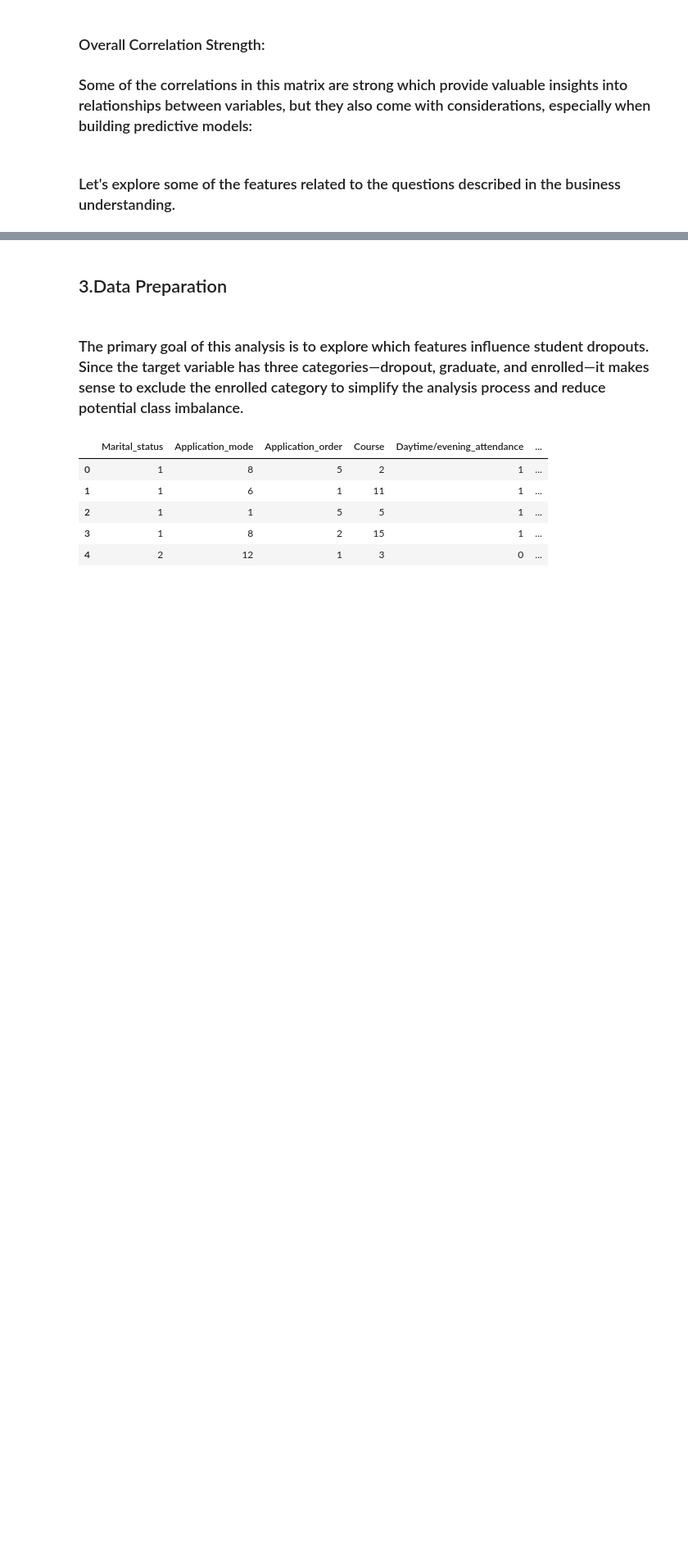
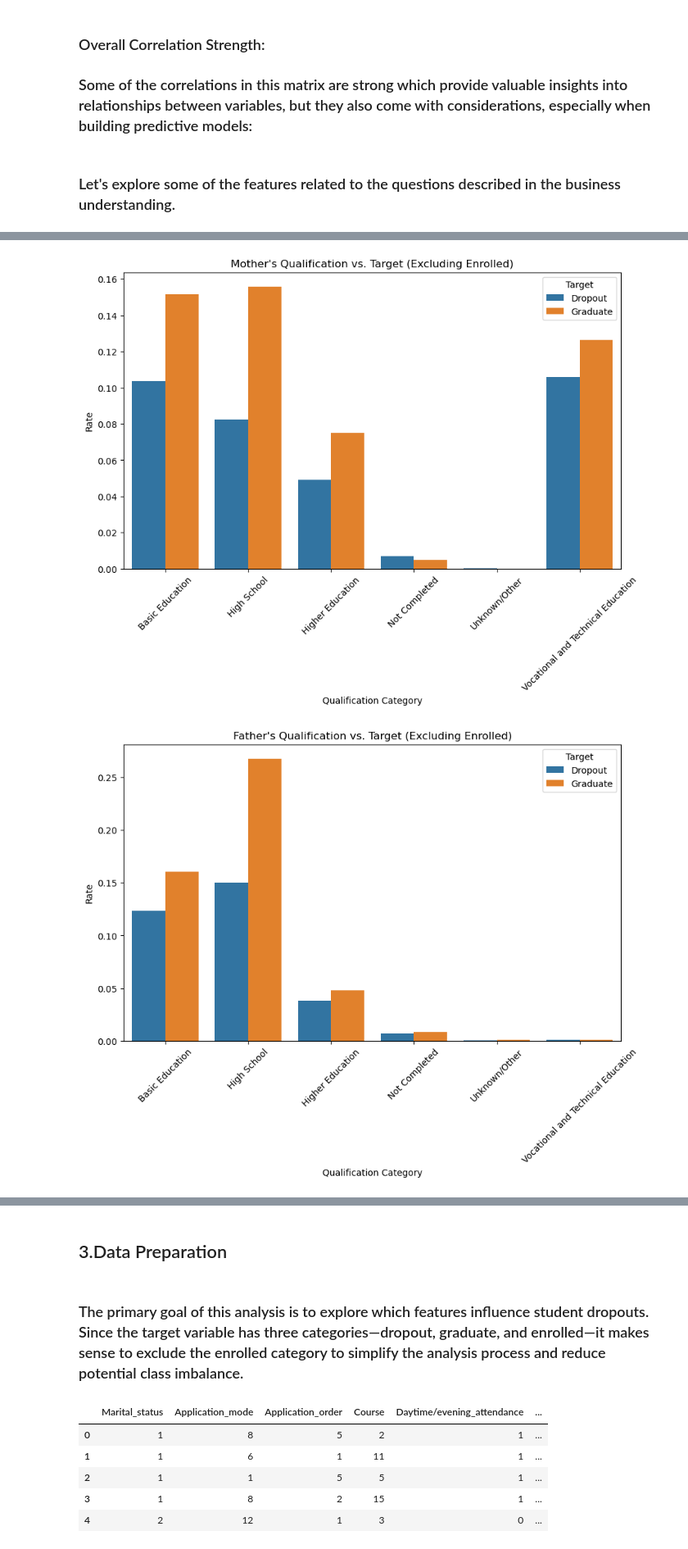
Before and after one commit to mrme77/School_DropOuts, a Jupyter notebook: Analysis.ipynb, the cells around one changed output, grey strips where cells are left out. Shown at 82% size. Saved outputs shown, nothing was run; the diff lists cells and outputs as text; code cells hidden in the pictures; blank space fills up the shorter version.

```diff
--- a/Analysis.ipynb
+++ b/Analysis.ipynb
@@ -375,0 +407,79 @@ plt.show()
+# %%
+# Parental Qualification vs Target
+# working off a copy of the origianl df to avoid issues
+parental_qualification_df = df.copy()
+qualifications_filter_df = parental_qualification_df[parental_qualification_df['Target'] != 'Enrolled']
+
+# mapping dictionaries for mother's and father's qualifications
+qualification_mapping = {
+    1: "High School",  # Represents 12th Year of Schooling
+    2: "Higher Education",
+    3: "Higher Education",
+    4: "Higher Education",
+    5: "Higher Education",
+    6: "Higher Education",
+    9: "Not Completed",  # 12th Year of Schooling - Not Completed
+    10: "Not Completed",  # 11th Year of Schooling - Not Completed
+    11: "Basic Education",  # 7th Year (Old)
+    12: "Unknown/Other",
+    13: "Basic Education",
+    14: "High School",  # 10th Year of Schooling
+    18: "Vocational and Technical Education",
+    19: "Basic Education",  # Basic Education 3rd Cycle (9th/10th/11th Year) or Equivalent
+    20: "Basic Education",
+    22: "Vocational and Technical Education",
+    25: "Basic Education",
+    26: "Basic Education",
+    27: "Basic Education",
+    29: "Not Completed",  # 9th Year of Schooling - Not Completed
+    30: "Basic Education",
+    31: "Vocational and Technical Education",
+    33: "Vocational and Technical Education",
+    34: "Unknown/Other",
+    35: "Unknown/Other",
+    36: "Unknown/Other",
+    37: "Basic Education",  # Basic Education 1st Cycle (4th/5th year) or Equivalent
+    38: "Basic Education",  # Basic Education 2nd Cycle (6th/7th/8th Year) or Equivalent
+    39: "Vocational and Technical Education",
+    40: "Higher Education",  # Higher education degree (1st cycle)
+    41: "Vocational and Technical Education",
+    42: "Vocational and Technical Education",
+    43: "Higher Education",  # Master's (2nd cycle)
+    44: "Higher Education"   # Doctorate (3rd cycle)
+}
+
+
+qualifications_filter_df['Mother_Category'] = qualifications_filter_df["Mother's_qualification"].map(qualification_mapping)
+qualifications_filter_df['Father_Category'] = qualifications_filter_df["Father's_qualification"].map(qualification_mapping)
+
+
+total_rows = qualifications_filter_df.shape[0]
+
+mother_table = (qualifications_filter_df.groupby(['Mother_Category', 'Target']).size().reset_index(name='Count'))
+mother_table['Rate'] = mother_table['Count'] / total_rows
+
+father_table = (qualifications_filter_df.groupby(['Father_Category', 'Target']).size().reset_index(name='Count'))
+father_table['Rate'] = father_table['Count'] / total_rows
+
+# Mother's Plot
+plt.figure(figsize=(10, 6))
+sns.barplot(data=mother_table, x='Mother_Category', y='Rate', hue='Target')
+plt.title("Mother's Qualification vs. Target (Excluding Enrolled)")
+plt.xlabel("Qualification Category")
+plt.ylabel("Rate")
+plt.legend(title='Target')
+plt.xticks(rotation=45)
+plt.show()
+
+# Father's Plot
+plt.figure(figsize=(10, 6))
+sns.barplot(data=father_table, x='Father_Category', y='Rate', hue='Target')
+plt.title("Father's Qualification vs. Target (Excluding Enrolled)")
+plt.xlabel("Qualification Category")
+plt.ylabel("Rate")
+plt.legend(title='Target')
+plt.xticks(rotation=45)
+plt.show()
+# %% [output]
+[figure, added]
+[figure, added]
```
Also changed, not shown: parts of 15 cells of this notebook.
